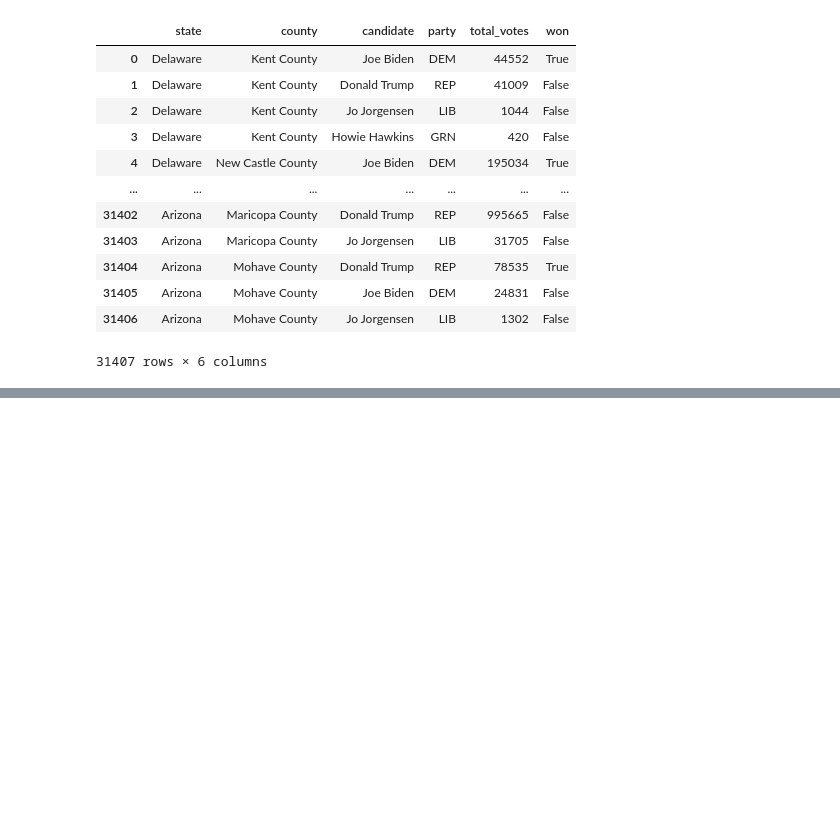
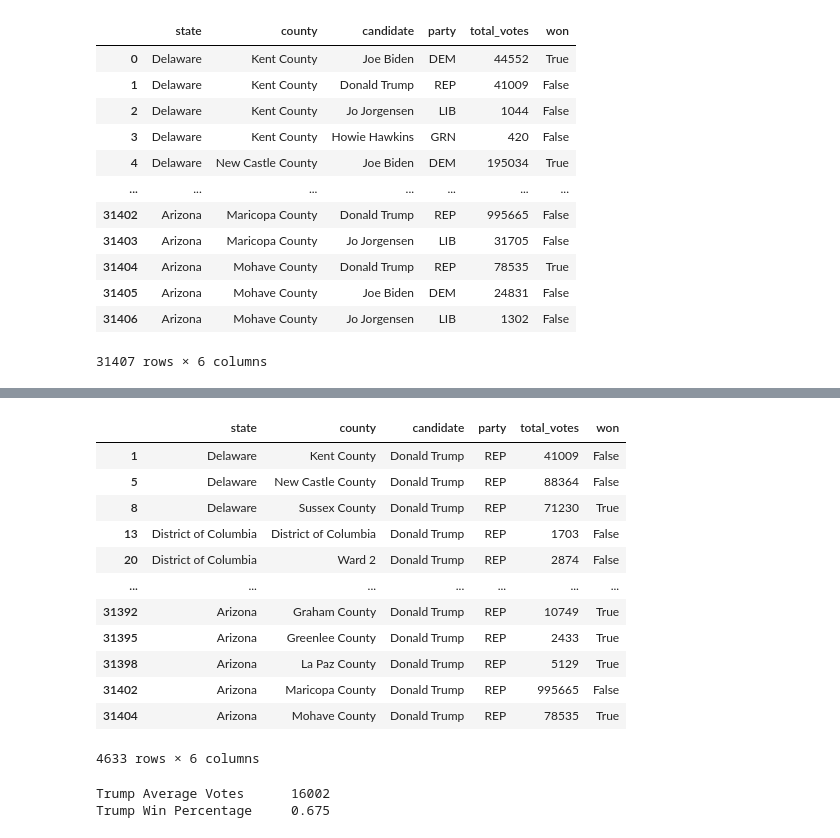
Before and after one commit to knoppin1/COVID-19-Study, a Jupyter notebook: Asignment_09/Assignment_09.ipynb, the cells around one changed output, grey strips where cells are left out. Cells and saved outputs as stored; diff of their text form; code cells hidden in the pictures; blank space fills up the shorter version.

```diff
--- a/Asignment_09/Assignment_09.ipynb
+++ b/Asignment_09/Assignment_09.ipynb
@@ -93,0 +72,4 @@ BadZipFile: ignored
+# %%
+grp_by = df.groupby('candidate')
+trump = grp_by.get_group('Donald Trump')
+biden = grp_by.get_group('Joe Biden')
@@ -93,0 +80,23 @@ BadZipFile: ignored
+# %%
+trump
+# %% [output]
+|  | state | county | candidate | party | total_votes | won |
+| 1 | Delaware | Kent County | Donald Trump | REP | 41009 | False |
+| 5 | Delaware | New Castle County | Donald Trump | REP | 88364 | False |
+| 8 | Delaware | Sussex County | Donald Trump | REP | 71230 | True |
+| 13 | District of Columbia | District of Columbia | Donald Trump | REP | 1703 | False |
+| 20 | District of Columbia | Ward 2 | Donald Trump | REP | 2874 | False |
+| ... | ... | ... | ... | ... | ... | ... |
+| 31392 | Arizona | Graham County | Donald Trump | REP | 10749 | True |
+| 31395 | Arizona | Greenlee County | Donald Trump | REP | 2433 | True |
+| 31398 | Arizona | La Paz County | Donald Trump | REP | 5129 | True |
+| 31402 | Arizona | Maricopa County | Donald Trump | REP | 995665 | False |
+| 31404 | Arizona | Mohave County | Donald Trump | REP | 78535 | True |
+4633 rows × 6 columns
+# %%
+trump_avg_votes, trump_win_pct = trump.mean()
+print("Trump Average Votes",'\t',int(trump_avg_votes))
+print("Trump Win Percentage",'\t',round(trump_win_pct,3))
+# %% [output]
+Trump Average Votes      16002
+Trump Win Percentage     0.675
```
Also changed, not shown: parts of 15 cells of this notebook.
